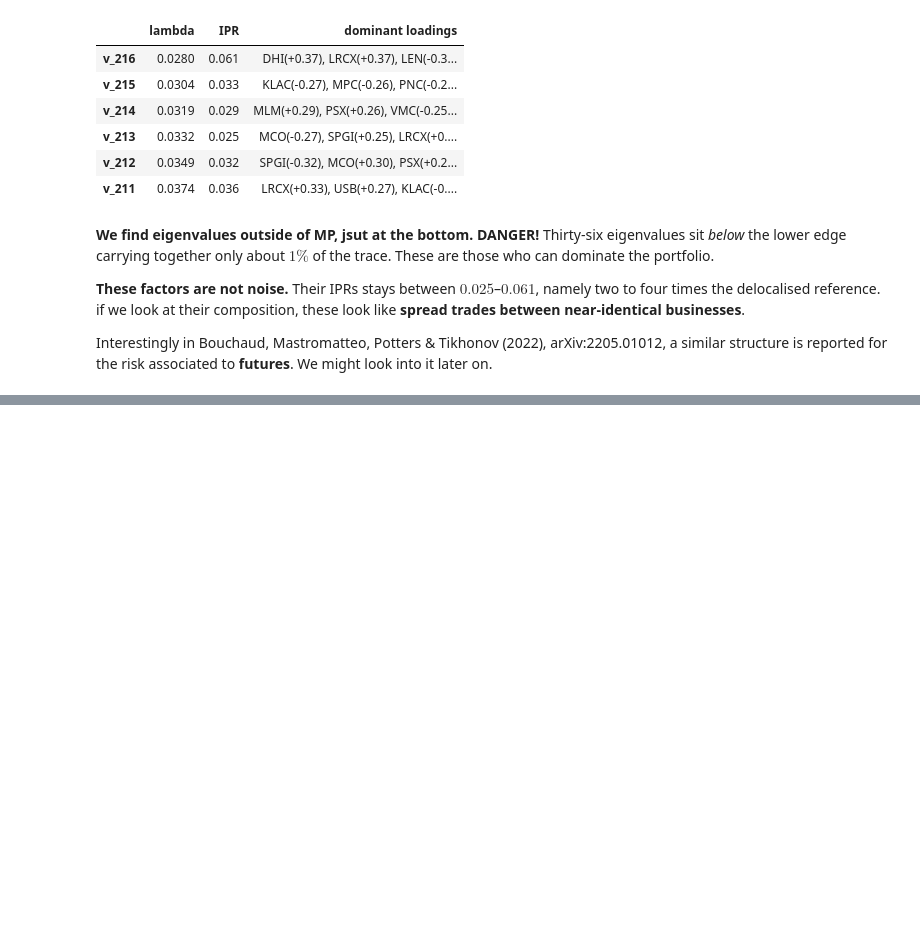
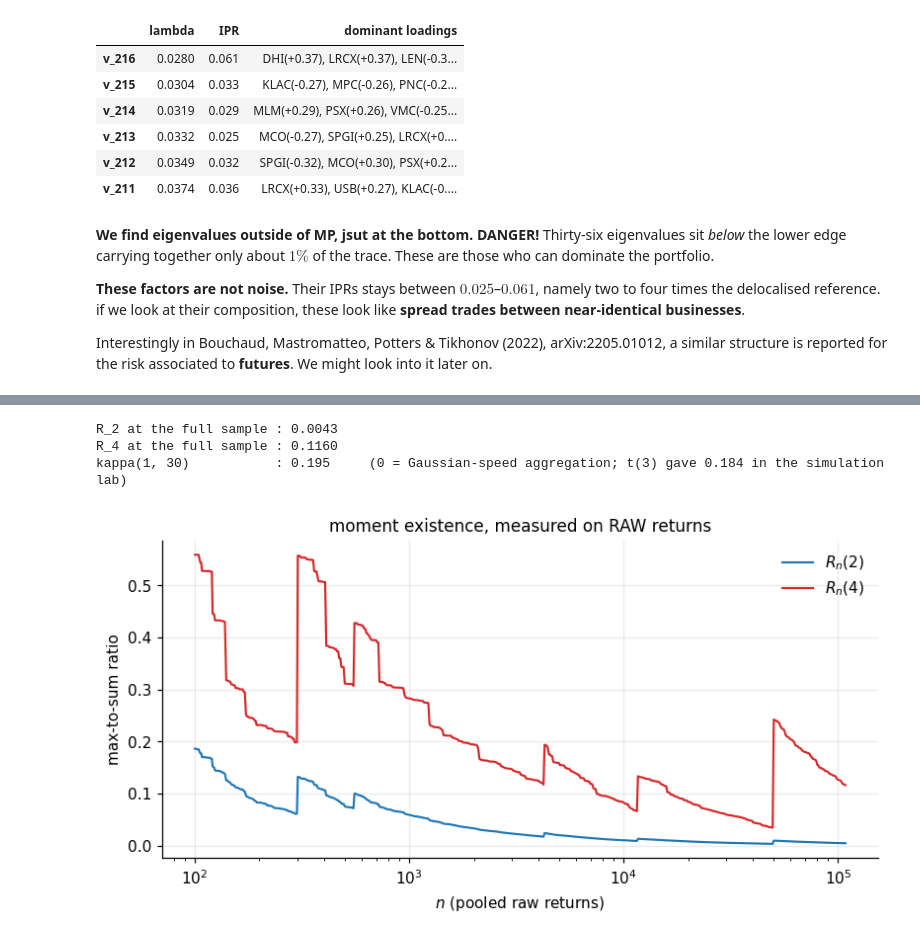
Before and after one commit to MarcoGaloppo/Quant-RMT-FatTails, a Jupyter notebook: narrative_rmt_market_data.ipynb, the cells around one changed output, grey strips where cells are left out. Drawn from its saved outputs; the diff is of its cells as text; code cells hidden in the pictures; blank space fills up the shorter version.

```diff
--- a/narrative_rmt_market_data.ipynb
+++ b/narrative_rmt_market_data.ipynb
@@ -661,0 +801,25 @@ Interestingly in Bouchaud, Mastromatteo, Potters & Tikhonov (2022), arXiv:2205.0
+# %%
+if px is not None:
+    pooled = Xw.ravel()
+    perm = np.random.default_rng(0).permutation(pooled)     # order is not exchangeable in time
+    idx = np.unique(np.logspace(2, np.log10(perm.size - 1), 600).astype(int))
+
+    fig, ax = plt.subplots(figsize=(8.5, 3.8))
+    for p, c_ in ((2, C0), (4, C3)):
+        ax.plot(idx, max_to_sum_ratio(perm, p)[idx], color=c_, lw=1.4, label=f"$R_n({p})$")
+    ax.set_xscale("log"); ax.set_xlabel("$n$ (pooled raw returns)")
+    ax.set_ylabel("max-to-sum ratio"); ax.legend()
+    ax.set_title("moment existence, measured on RAW returns")
+
+    z = pooled / pooled.std()
+    rg = np.random.default_rng(1)
+    k_hat = kappa(lambda size, g: g.choice(z, size=size, replace=True), 30, rng=rg)
+    print(f"R_2 at the full sample : {max_to_sum_ratio(perm, 2)[-1]:.4f}")
+    print(f"R_4 at the full sample : {max_to_sum_ratio(perm, 4)[-1]:.4f}")
+    print(f"kappa(1, 30)           : {k_hat:.3f}     "
+          f"(0 = Gaussian-speed aggregation; t(3) gave 0.184 in the simulation lab)")
+# %% [output]
+R_2 at the full sample : 0.0043
+R_4 at the full sample : 0.1160
+kappa(1, 30)           : 0.195     (0 = Gaussian-speed aggregation; t(3) gave 0.184 in the simulation lab)
+[figure, added]
```
Also changed, not shown: parts of 12 cells of this notebook.
